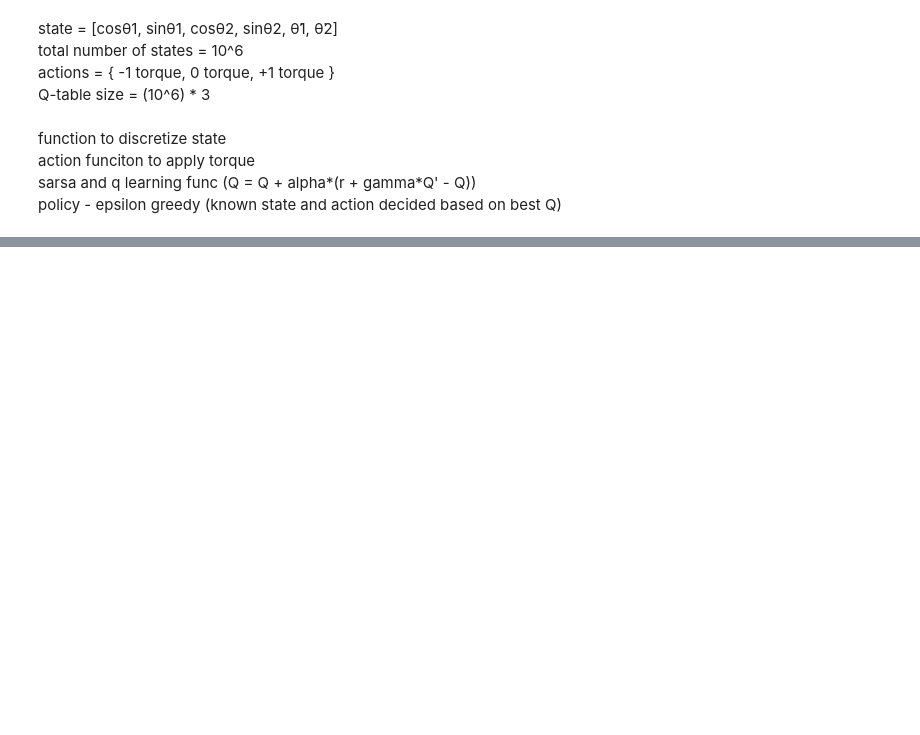
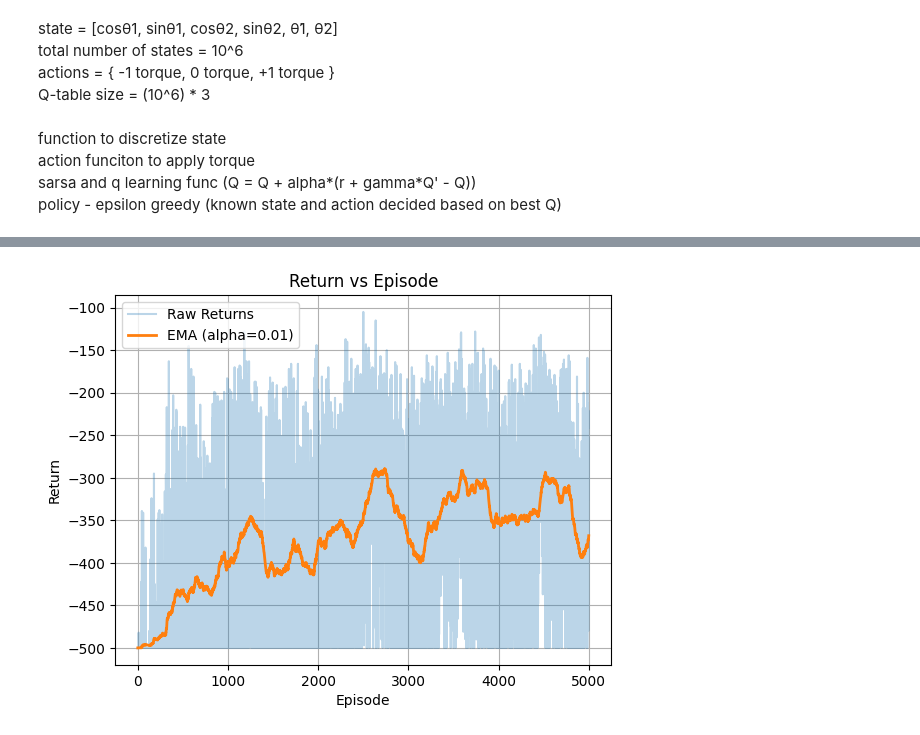
Before and after one commit to Maddy-1111/Reinforcement-Learning, a Jupyter notebook: Assignment 1/Task 2.ipynb, the cells around one changed output, grey strips where cells are left out. Cells and saved outputs as stored; diff of their text form; code cells hidden in the pictures; blank space fills up the shorter version.

```diff
--- a/Assignment 1/Task 2.ipynb
+++ b/Assignment 1/Task 2.ipynb
@@ -60,17 +50,25 @@ bins
 # %%
-def plot_returns(returns):
-    label = None
+def plot_returns(returns, alpha=0.1):
     plt.figure()
+    returns = np.array(returns)
 
-    plt.plot(returns)
+    # Plot raw returns with transparency
+    plt.plot(returns, alpha=0.3, label='Raw Returns')
+
+    # Compute EMA
+    ema = np.zeros_like(returns)
+    if len(returns) > 0:
+        ema[0] = returns[0]
+        for t in range(1, len(returns)):
+            # EMA formula: current_smoothed = alpha * current_raw + (1 - alpha) * prev_smoothed
+            ema[t] = alpha * returns[t] + (1 - alpha) * ema[t-1]
+
+        plt.plot(ema, label=f'EMA (alpha={alpha})', linewidth=2)
 
     plt.xlabel("Episode")
     plt.ylabel("Return")
     plt.title("Return vs Episode")
-
-    if label is not None:
-        plt.legend()
-
+    plt.legend()
     plt.grid(True)
     plt.show()
 # %%
@@ -251,6 +308,7 @@ visualize_policy_notebook(Q_sarsa_decay, episodes=2)
 # %%
-def Q_learning_decay():
+def Q_learning_decay(num_bins=10):
     env = gym.make("Acrobot-v1")
+    bins = make_bins(num_bins)
 
     # Q-table: 10^6 states × 3 actions
     Q = np.zeros((num_bins,)*6 + (3,), dtype=np.float32)
@@ -295,3 +353,6 @@ def Q_learning_decay():
 
     env.close()
     return Q, returns
+# %%
+Q_QLearning_decay, returns_QLearning_decay = Q_learning_decay()
+# (Q_QLearning_decay, returns_QLearning_decay)
@@ -297,0 +387,4 @@ def Q_learning_decay():
+# %%
+plot_returns(returns_QLearning_decay, 0.01)
+# %% [output]
+[figure, added]
```
Also changed, not shown: parts of 16 cells of this notebook, 1 other file.
